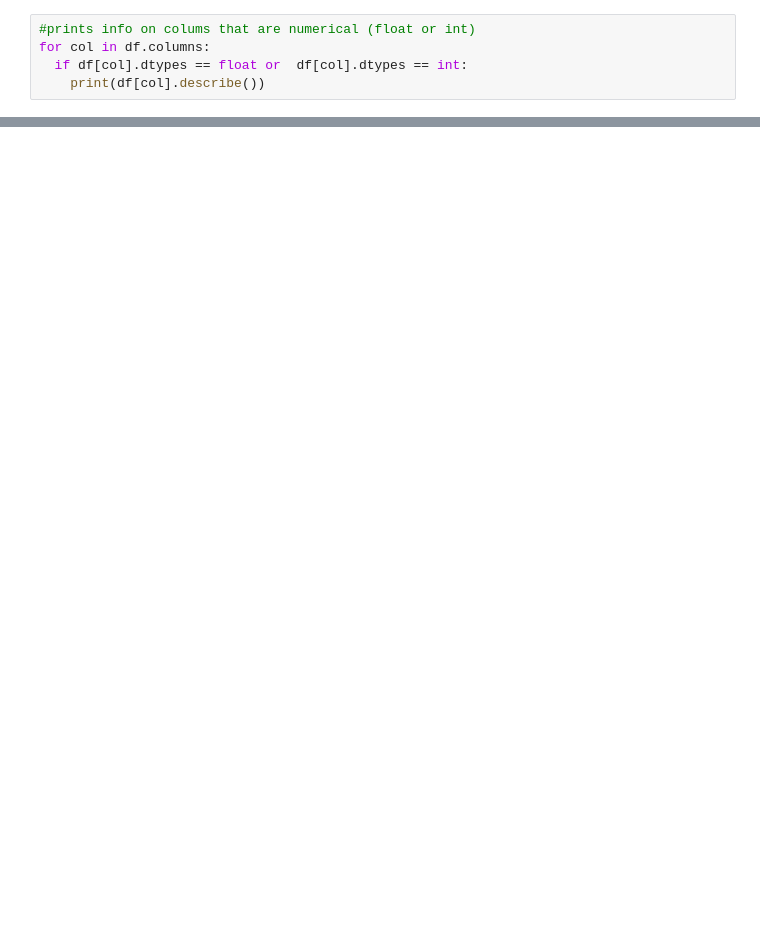
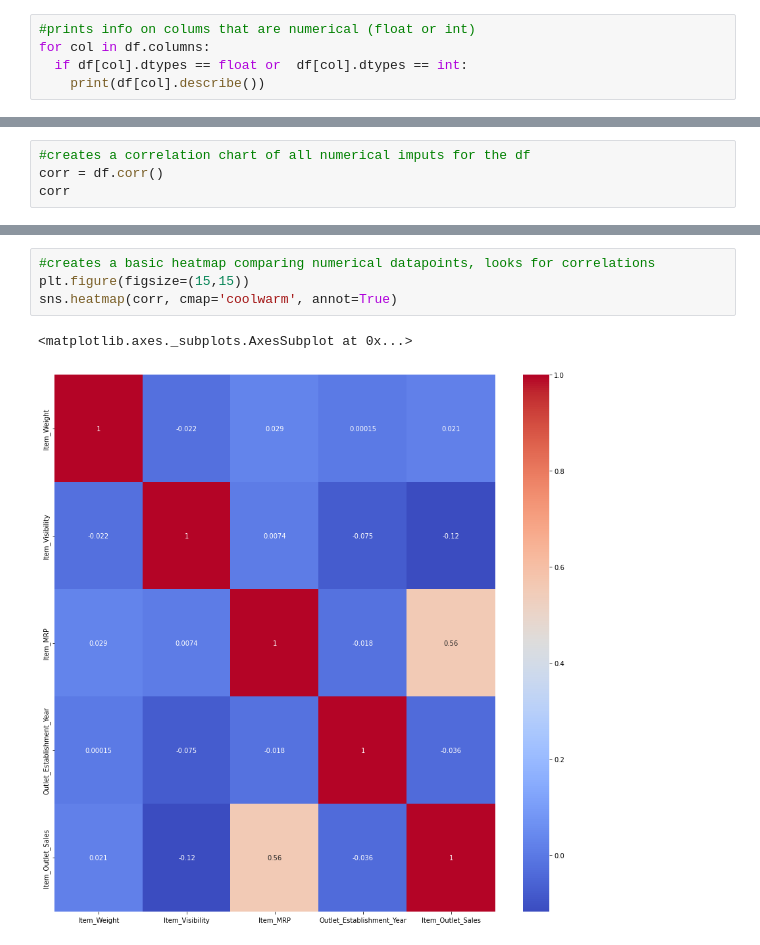
Before and after one commit to ch3rnoalpha/Sales_predictions---john-paredes, a Jupyter notebook: Project_core_1_John_paredes.ipynb, the cells around one changed output, grey strips where cells are left out. Drawn from its saved outputs; the diff is of its cells as text; blank space fills up the shorter version.

```diff
--- a/Project_core_1_John_paredes.ipynb
+++ b/Project_core_1_John_paredes.ipynb
@@ -128,0 +101,4 @@ for col in df.columns:
+# %%
+#creates a correlation chart of all numerical imputs for the df
+corr = df.corr()
+corr
@@ -128,0 +112,7 @@ for col in df.columns:
+# %%
+#creates a basic heatmap comparing numerical datapoints, looks for correlations
+plt.figure(figsize=(15,15))
+sns.heatmap(corr, cmap='coolwarm', annot=True)
+# %% [output]
+<matplotlib.axes._subplots.AxesSubplot at 0x...>
+[figure, added]
```
Also changed, not shown: parts of 9 cells of this notebook.
